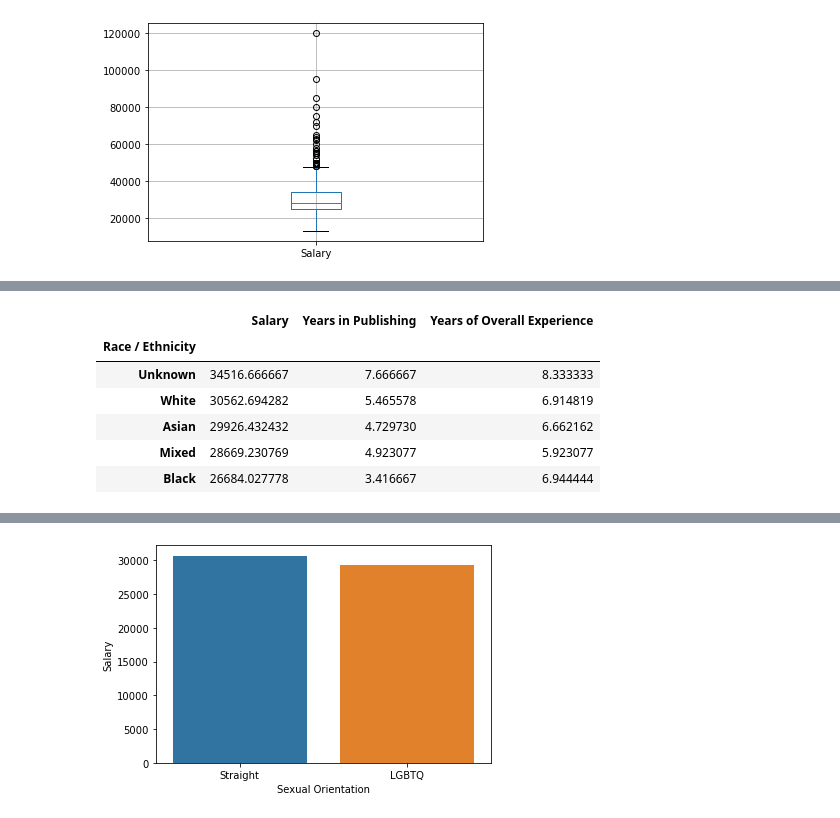
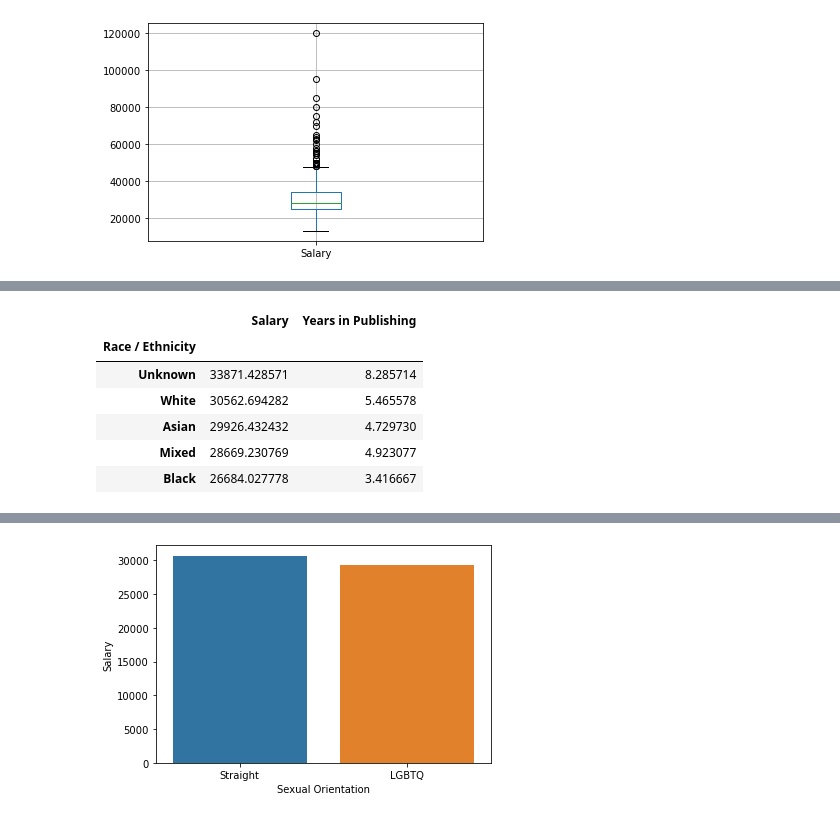
Before and after one commit to dan-grant-hunter/UK_Publishing_Analysis, a Jupyter notebook: book_publishing.ipynb, the cells around one changed output, grey strips where cells are left out. Saved outputs shown, nothing was run; the diff lists cells and outputs as text; code cells hidden in the pictures.

```diff
--- a/book_publishing.ipynb
+++ b/book_publishing.ipynb
@@ -179,3 +154,0 @@ Name: Years of Overall Experience, dtype: int64
-# %%
-# Replace all instances of 'Less than 1' to 0 in 'Years in Publishing' column
-uk_pub.loc[uk_pub['Years of Overall Experience'] == 'Less than 1', 'Years of Overall Experience'] = 0
@@ -187,6 +154,0 @@ uk_pub.loc[uk_pub['Years of Overall Experience'] == 'More than 30']
-# %%
-# Drop row where data is not numeric
-uk_pub.drop(uk_pub[uk_pub['Years of Overall Experience']  == 'More than 30'].index, inplace = True)
-# %%
-# Convert 'Years in Publishing' to numeric data type
-uk_pub['Years of Overall Experience'] = pd.to_numeric(uk_pub['Years of Overall Experience'], errors='coerce')
@@ -201,3 +154,0 @@ uk_pub.boxplot(column=['Years of Overall Experience']);
-# %%
-# Due to the number of outliers we will fill the null values with median
-uk_pub['Years of Overall Experience'].fillna(uk_pub['Years of Overall Experience'].median(), inplace=True)
@@ -629,18 +616,19 @@ Chart for Sexual Orientation | Total = 2
 # %%
 pd.pivot_table(uk_pub, index='Race / Ethnicity',
-    values=['Salary', 'Years in Publishing', 'Years of Overall Experience']).sort_values('Salary', ascending=False)
+    values=['Salary', 'Years in Publishing']).sort_values('Salary',
+    ascending=False)
 
 # or
 
 # uk_pub.groupby('Race / Ethnicity').mean().sort_values('Salary', ascending=False)
 # %% [output]
-|  | Salary | Years in Publishing | Years of Overall Experience |
-| Race / Ethnicity |  |  |  |
-| Unknown | 34516.666667 | 7.666667 | 8.333333 |
-| White | 30562.694282 | 5.465578 | 6.914819 |
-| Asian | 29926.432432 | 4.729730 | 6.662162 |
-| Mixed | 28669.230769 | 4.923077 | 5.923077 |
-| Black | 26684.027778 | 3.416667 | 6.944444 |
+|  | Salary | Years in Publishing |
+| Race / Ethnicity |  |  |
+| Unknown | 33871.428571 | 8.285714 |
+| White | 30562.694282 | 5.465578 |
+| Asian | 29926.432432 | 4.729730 |
+| Mixed | 28669.230769 | 4.923077 |
+| Black | 26684.027778 | 3.416667 |
 # %%
 # Plot graph showing mean salary amount for Race / Ethnicity
 race_salary = pd.pivot_table(uk_pub, index='Race / Ethnicity', values='Salary').sort_values('Salary', ascending=False)
```
Also changed, not shown: parts of 107 cells of this notebook.
